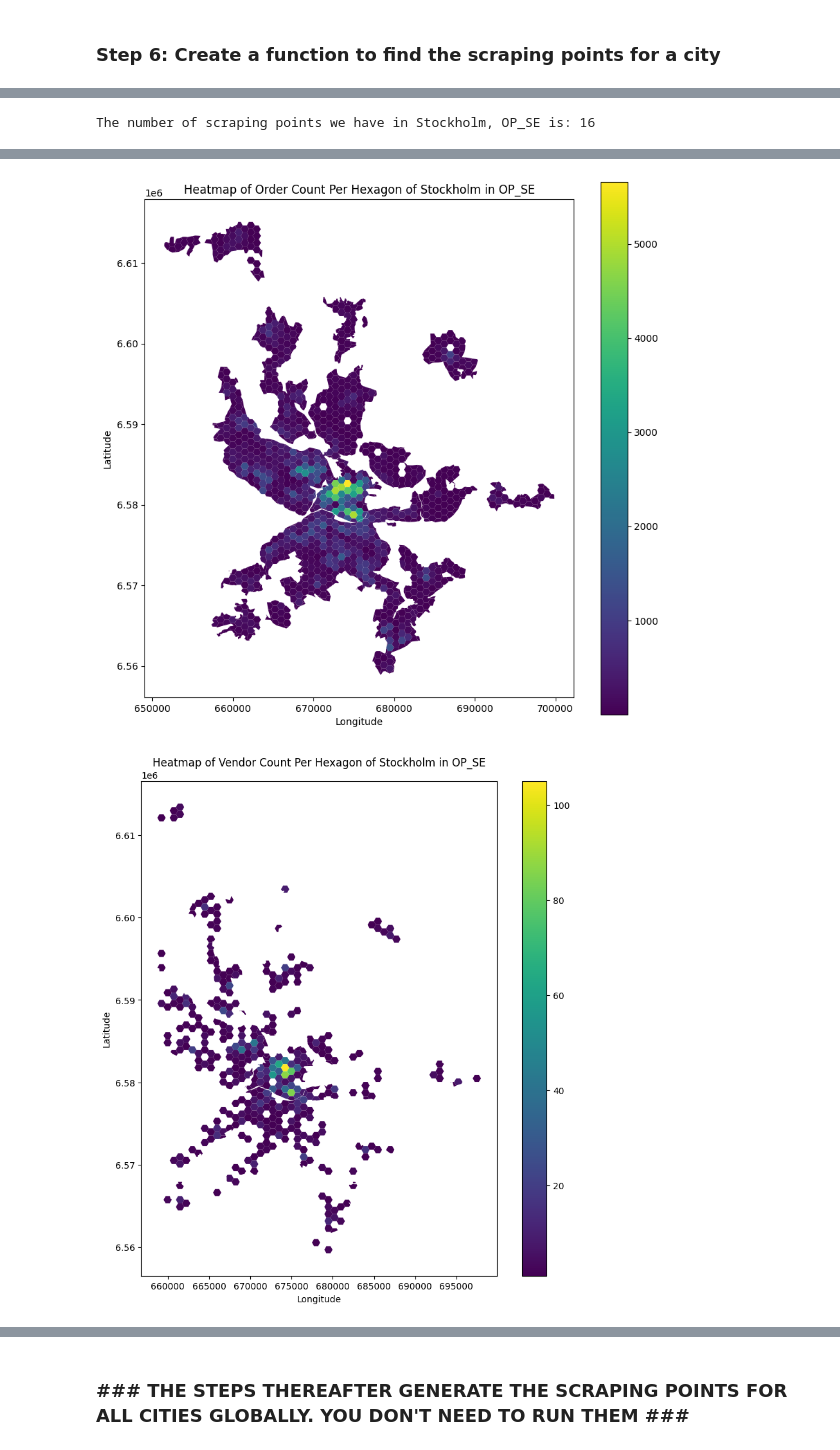
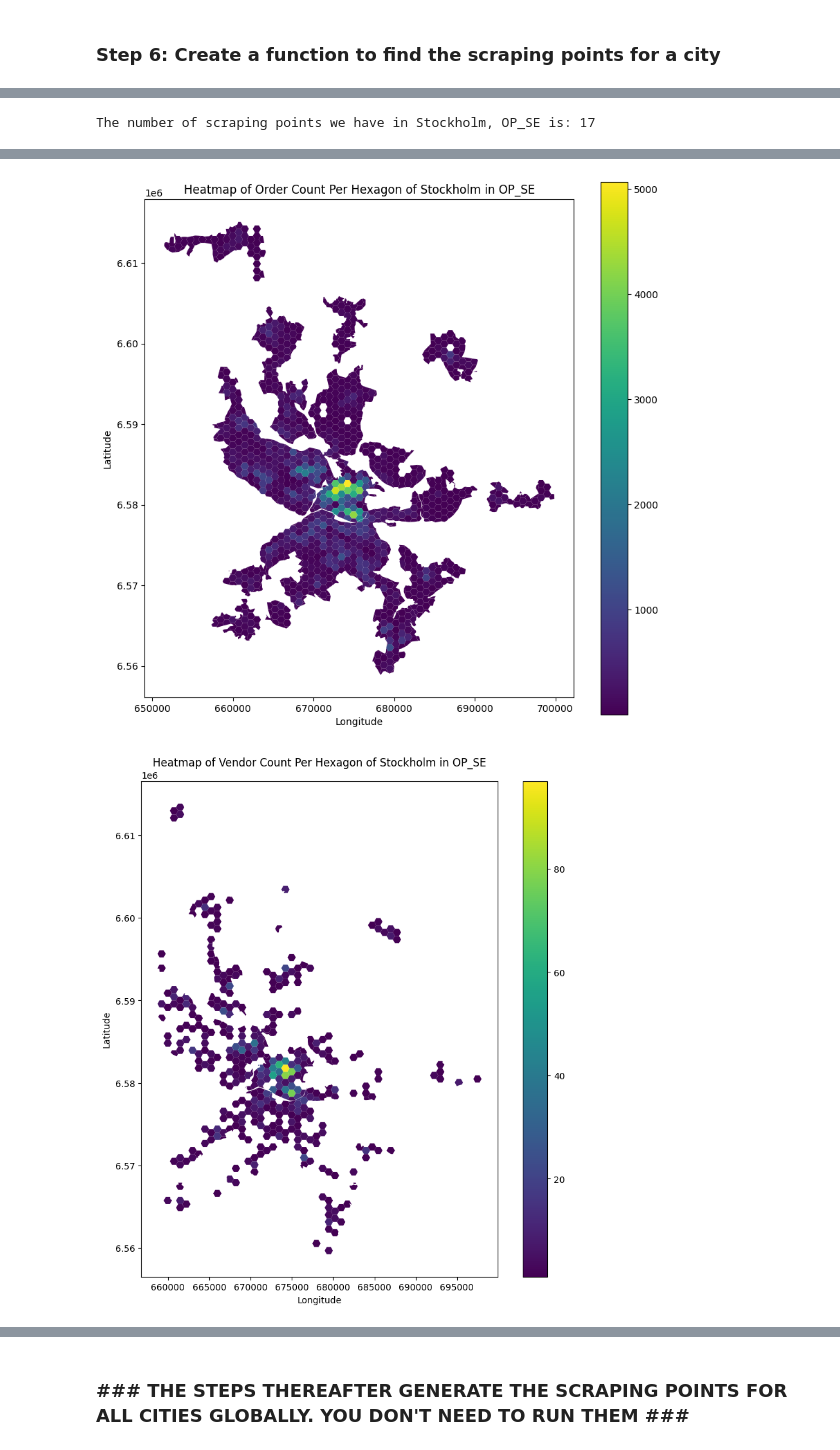
Before and after one commit to omar-elmaria/comp_intel_scraping_geo_points, a Jupyter notebook: scraping_geo_points.ipynb, the cells around one changed output, grey strips where cells are left out. Saved outputs shown, nothing was run; the diff lists cells and outputs as text; code cells hidden in the pictures.

Commit message:
update drop_duplicates command

```diff
--- a/scraping_geo_points.ipynb
+++ b/scraping_geo_points.ipynb
@@ -307,7 +307,7 @@ class ScrapingPoints:
         starting_point_shape["sp_orders"] = starting_point_shape["zone_order_count"] * starting_point_shape["demand_distribution"]
 
         # Drop duplicate records because the merge above produces duplicated records
-        starting_point_shape = starting_point_shape.drop_duplicates()
+        starting_point_shape = starting_point_shape.drop_duplicates(subset=list(starting_point_shape.columns[starting_point_shape.columns != "sp_shape"]), keep="first")
 
         # Return the final geopandas data frame
         return starting_point_shape
@@ -657,4 +657,4 @@ Coordinate Operation:
 Datum: World Geodetic System 1984 ensemble
 - Ellipsoid: WGS 84
 - Prime Meridian: Greenwich
-The number of scraping points we have in Stockholm, OP_SE is: 16
+The number of scraping points we have in Stockholm, OP_SE is: 17
@@ -664,2 +664,2 @@ The number of scraping points we have in Stockholm, OP_SE is: 16
-[figure, old version]
+[figure, new version]
-[figure, old version]
+[figure, new version]
```
Also changed, not shown: parts of 1 cell of this notebook.
